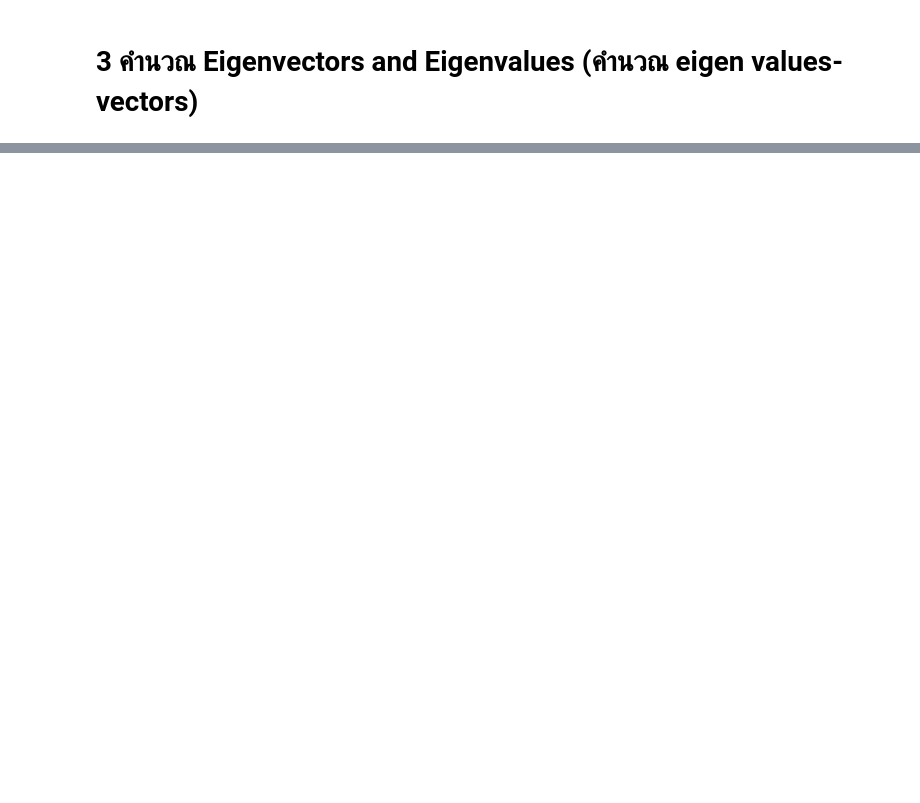
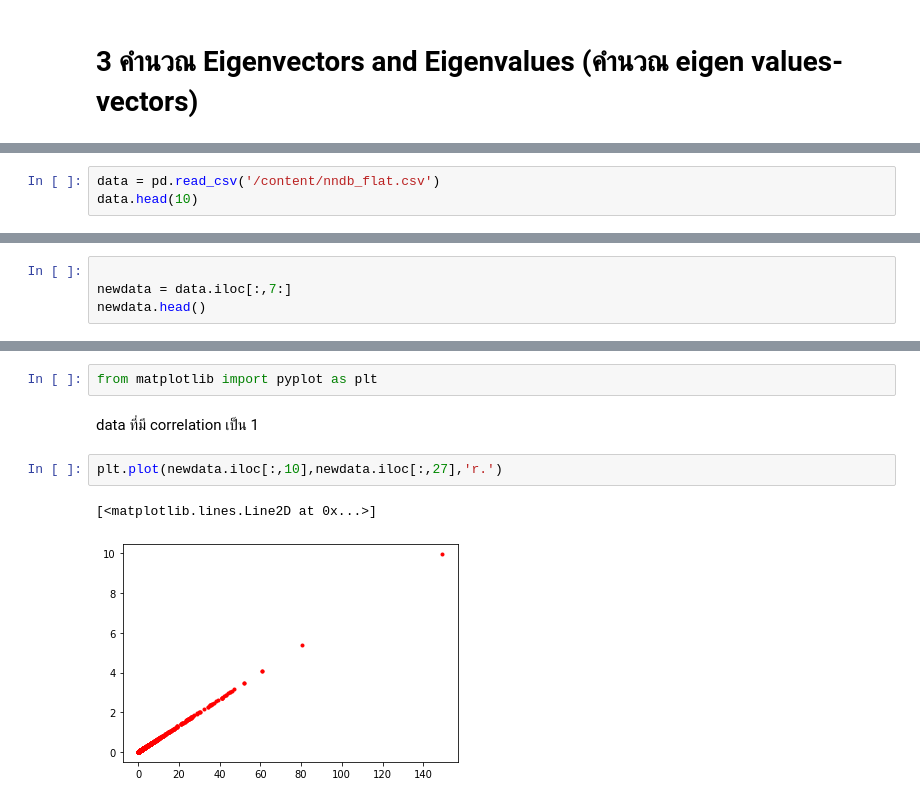
Before and after one commit to moneypitak/multivariate, a Jupyter notebook: Chapter_3_PCA.ipynb, the cells around one changed output, grey strips where cells are left out. Drawn from its saved outputs; the diff is of its cells as text; blank space fills up the shorter version.

```diff
--- a/Chapter_3_PCA.ipynb
+++ b/Chapter_3_PCA.ipynb
@@ -202,0 +349,3 @@ plt.hist(data_matrix_m0[0,:],bins = 'rice', color = 'y')
+# %%
+data = pd.read_csv('/content/nndb_flat.csv')
+data.head(10)
@@ -202,0 +397,4 @@ plt.hist(data_matrix_m0[0,:],bins = 'rice', color = 'y')
+# %%
+
+newdata = data.iloc[:,7:]
+newdata.head()
@@ -202,0 +465,9 @@ plt.hist(data_matrix_m0[0,:],bins = 'rice', color = 'y')
+# %%
+from matplotlib import pyplot as plt
+# %% [markdown]
+data ที่มี correlation เป็น 1
+# %%
+plt.plot(newdata.iloc[:,10],newdata.iloc[:,27],'r.')
+# %% [output]
+[<matplotlib.lines.Line2D at 0x...>]
+[figure, added]
```
Also changed, not shown: parts of 51 cells of this notebook.
